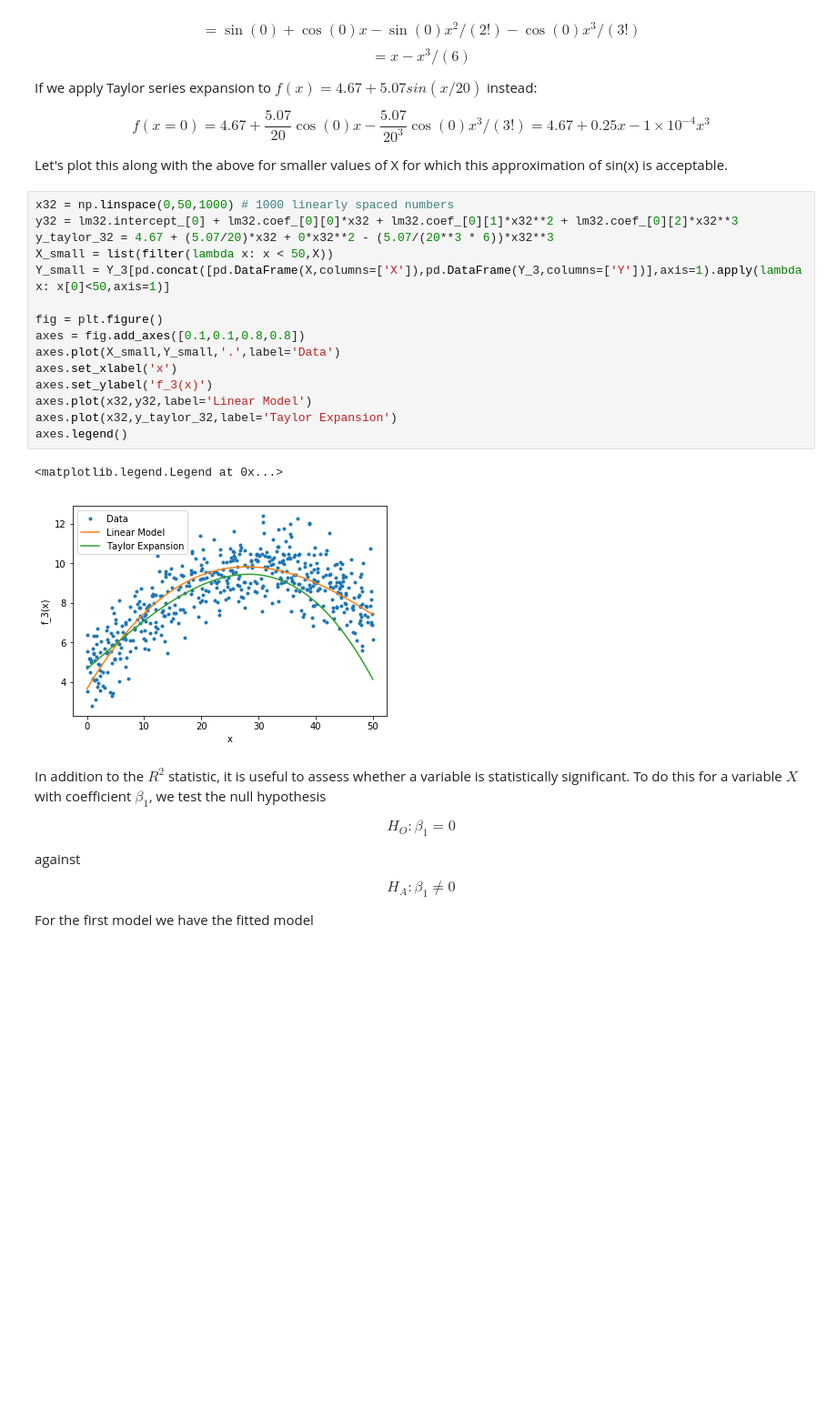
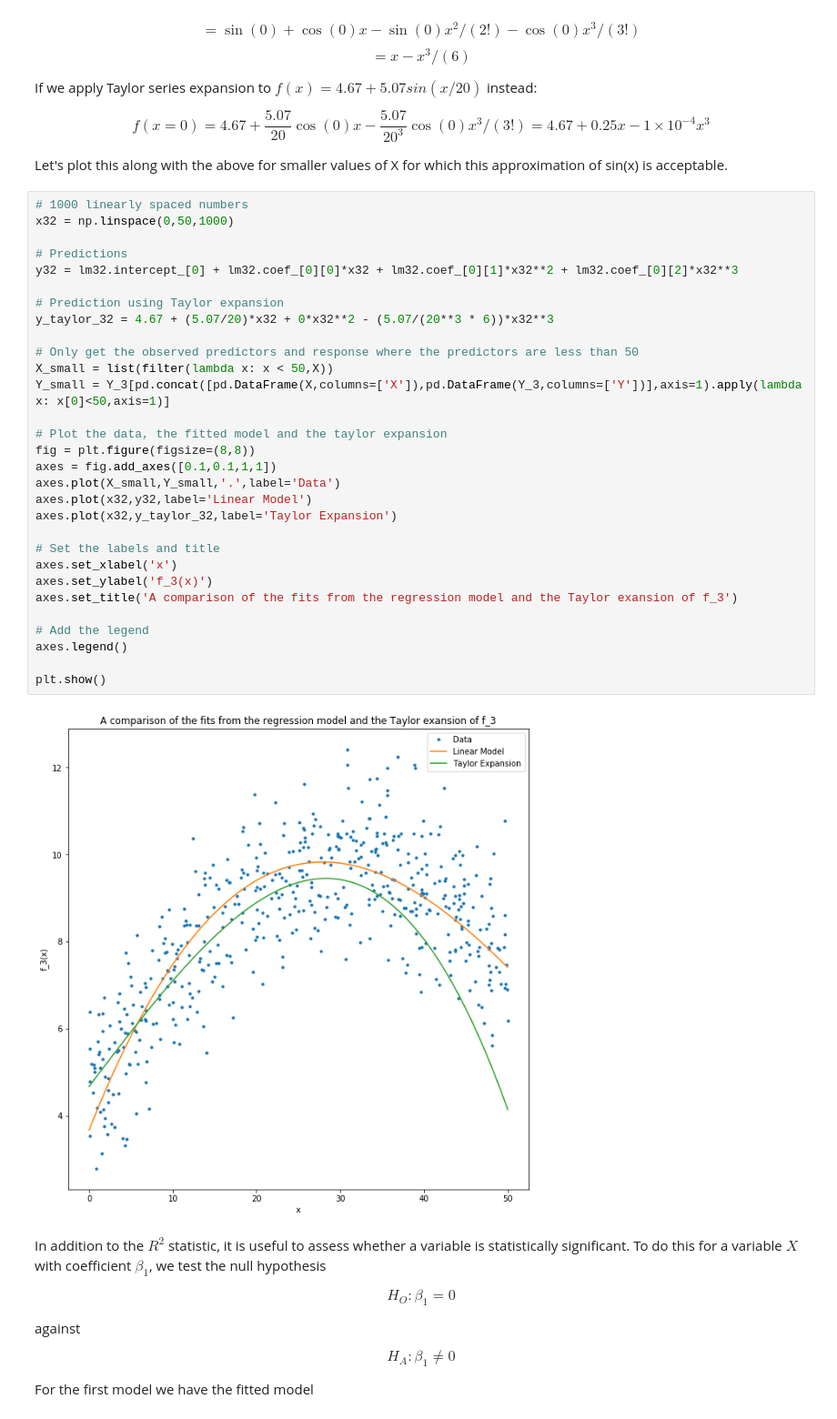
Before and after one commit to TanselArif-21/LinearRegression, a Jupyter notebook: LinearRegression.ipynb, the cells around one changed output. Shown at 91% size. Saved outputs shown, nothing was run; the diff lists cells and outputs as text; blank space fills up the shorter version.

```diff
--- a/LinearRegression.ipynb
+++ b/LinearRegression.ipynb
@@ -587,23 +797,37 @@ $$f(x=0) = 4.67 + \frac{5.07}{20}\cos(0)x-\frac{5.07}{20^3}\cos(0)x^3/(3!)=4.67
 
 Let's plot this along with the above for smaller values of X for which this approximation of sin(x) is acceptable.
 # %%
-x32 = np.linspace(0,50,1000) # 1000 linearly spaced numbers
+# 1000 linearly spaced numbers
+x32 = np.linspace(0,50,1000)
+
+# Predictions
 y32 = lm32.intercept_[0] + lm32.coef_[0][0]*x32 + lm32.coef_[0][1]*x32**2 + lm32.coef_[0][2]*x32**3
+
+# Prediction using Taylor expansion
 y_taylor_32 = 4.67 + (5.07/20)*x32 + 0*x32**2 - (5.07/(20**3 * 6))*x32**3
+
+# Only get the observed predictors and response where the predictors are less than 50
 X_small = list(filter(lambda x: x < 50,X))
 Y_small = Y_3[pd.concat([pd.DataFrame(X,columns=['X']),pd.DataFrame(Y_3,columns=['Y'])],axis=1).apply(lambda x: x[0]<50,axis=1)]
 
-fig = plt.figure()
-axes = fig.add_axes([0.1,0.1,0.8,0.8])
+# Plot the data, the fitted model and the taylor expansion
+fig = plt.figure(figsize=(8,8))
+axes = fig.add_axes([0.1,0.1,1,1])
 axes.plot(X_small,Y_small,'.',label='Data')
+axes.plot(x32,y32,label='Linear Model')
+axes.plot(x32,y_taylor_32,label='Taylor Expansion')
+
+# Set the labels and title
 axes.set_xlabel('x')
 axes.set_ylabel('f_3(x)')
-axes.plot(x32,y32,label='Linear Model')
-axes.plot(x32,y_taylor_32,label='Taylor Expansion')
+axes.set_title('A comparison of the fits from the regression model and the Taylor exansion of f_3')
+
+# Add the legend
 axes.legend()
+
+plt.show()
 # %% [output]
-<matplotlib.legend.Legend at 0x...>
-[figure, old version]
+[figure, new version]
 # %% [markdown]
 In addition to the $R^2$ statistic, it is useful to assess whether a variable is statistically significant. To do this for a variable $X$ with coefficient $\beta_1$, we test the null hypothesis
 
```
Also changed, not shown: parts of 84 cells of this notebook, 3 other files.
